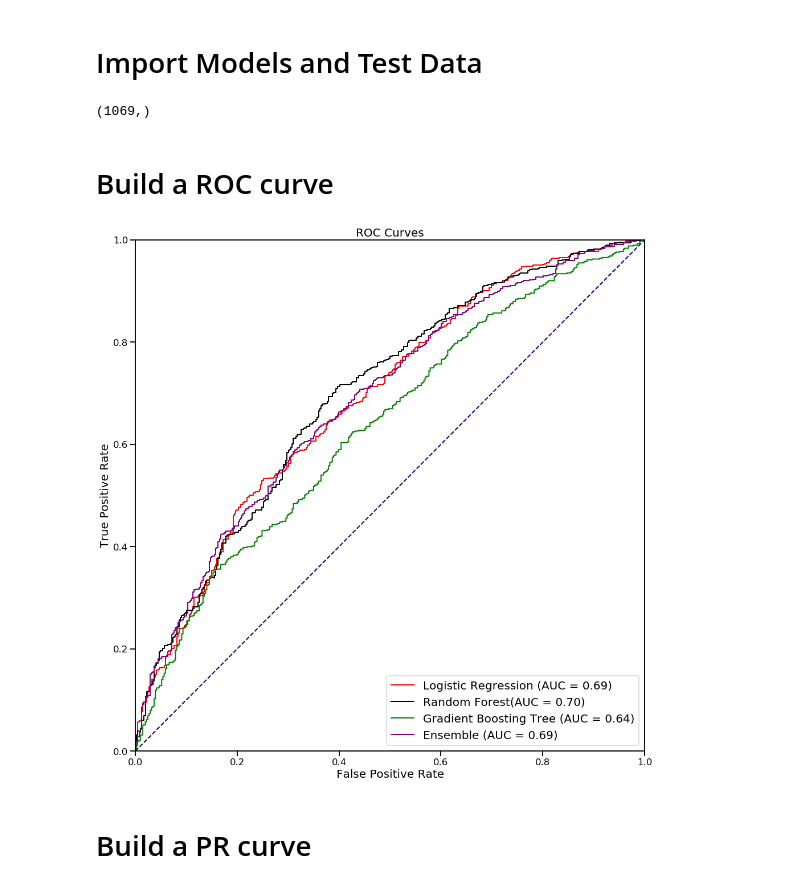
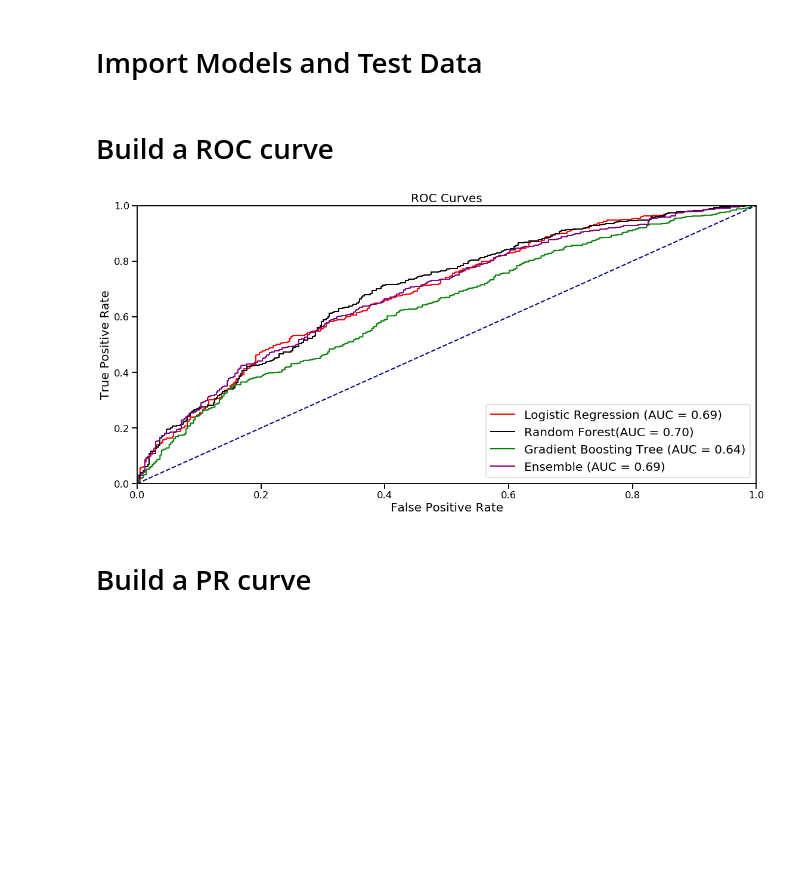
Before and after one commit to yeewill/Classification-Project-DSjobs, a Jupyter notebook: Make ROC and PR Curves.ipynb, the cells around one changed output. Cells and saved outputs as stored; diff of their text form; code cells hidden in the pictures; blank space fills up the shorter version.

```diff
--- a/Make ROC and PR Curves.ipynb
+++ b/Make ROC and PR Curves.ipynb
@@ -21,7 +23,3 @@ X_val = pickle.load(open('X_val_processed.p','rb'))
 y_val = pickle.load(open('y_val.p','rb'))
 X_test = pickle.load(open('X_test_processed.p','rb'))
 y_test = pickle.load(open('y_test.p','rb'))
-# %%
-y_val.shape
-# %% [output]
-(1069,)
@@ -41,32 +41,32 @@ roc_auc_logistic = roc_auc_score(y_val,logit.predict_proba(X_val)[:,1])
 roc_auc_vote_soft = roc_auc_score(y_val,vote_soft.predict_proba(X_val)[:,1])
 # %%
 sns.set_context("talk")
-fig = plt.figure(figsize=(14,14))
-lw = 2
+fig = plt.figure(figsize=(16,8))
+
 
 
 plt.plot(logit_fpr, logit_tpr, color='red',
          lw=lw, label='Logistic Regression (AUC = %0.2f)' % roc_auc_logistic)
 plt.plot(rf_fpr, rf_tpr, color='black',
          lw=lw, label='Random Forest(AUC = %0.2f)' % roc_auc_rf)
 plt.plot(gb_fpr, gb_tpr, color='green',
          lw=lw, label='Gradient Boosting Tree (AUC = %0.2f)' % roc_auc_gb)
 plt.plot(vote_soft_fpr,vote_soft_tpr, color='purple',
          lw=lw, label='Ensemble (AUC = %0.2f)' % roc_auc_vote_soft)
 
 plt.plot([0, 1], [0, 1], color='navy', lw=lw, linestyle='--')
 plt.xlim([0.0, 1.0])
 plt.ylim([0.0, 1.0])
 plt.xlabel('False Positive Rate',fontsize = 20)
 plt.ylabel('True Positive Rate', fontsize = 20)
 plt.title('ROC Curves', fontsize = 20)
 plt.legend(loc="lower right", fontsize = 20)
 plt.tight_layout()
-# plt.savefig('roc_curves_all_ALL.png')
-# plt.savefig('roc_curves_svg_all_all.svg')
+plt.savefig('roc_curves_all_ALL.png')
+plt.savefig('roc_curves_svg_all_all.svg')
 plt.show()
 # %% [output]
-[figure, old version]
+[figure, new version]
 # %% [markdown]
 # Build a PR curve
 # %%
```
Also changed, not shown: parts of 33 cells of this notebook, 19 other files.
